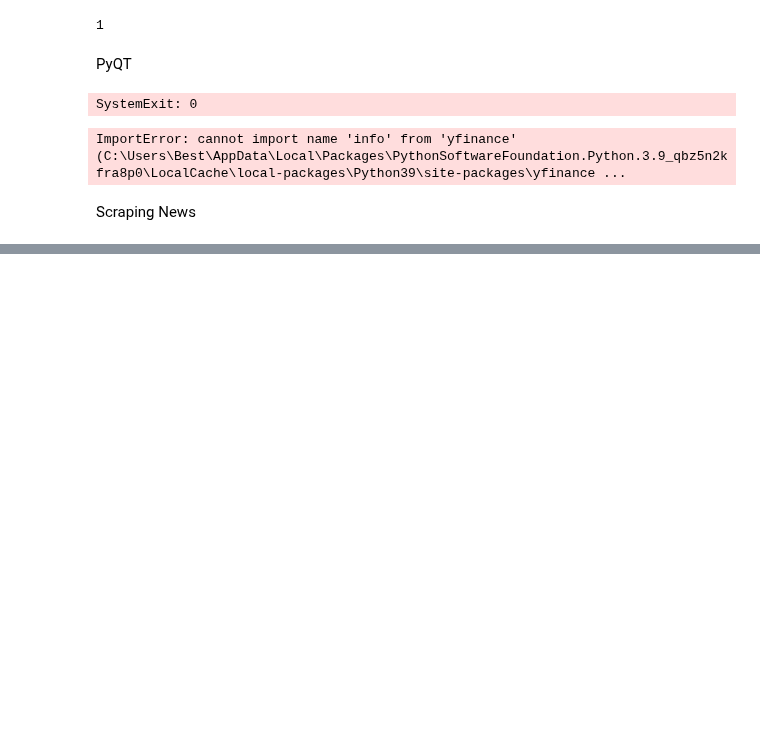
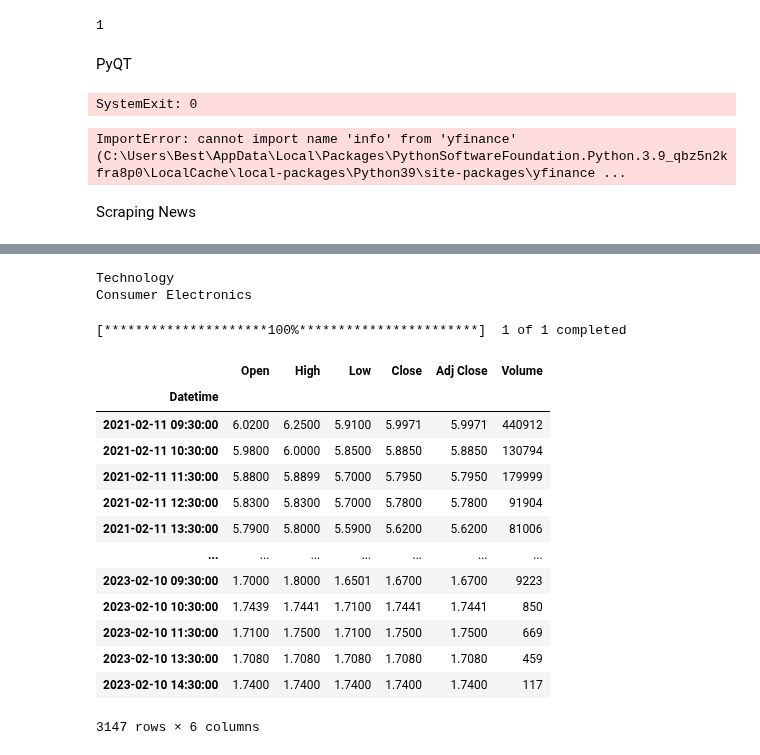
Before and after one commit to jengkub/ML-stockradar, a Jupyter notebook: test.ipynb, the cells around one changed output, grey strips where cells are left out. Cells and saved outputs as stored; diff of their text form; code cells hidden in the pictures; blank space fills up the shorter version.

```diff
--- a/test.ipynb
+++ b/test.ipynb
@@ -1580,0 +1684,39 @@ print(a[2:])
+# %%
+from selenium import webdriver
+from selenium.webdriver.common.by import By
+import sqlite3
+from datetime import datetime
+
+
+all_link = []
+
+op = webdriver.ChromeOptions()
+op.add_argument('headless')
+driver = webdriver.Chrome(options=op)
+driver.get('https://finance.yahoo.com/quote/AAPL/profile?p=AAPL')
+numlink = driver.find_elements(By.XPATH, '//span[@class="Fw(600)"]')
+for i in numlink[:2]:
+    print(i.text)
+# %% [output]
+Technology
+Consumer Electronics
+# %%
+import yfinance as yf
+data = yf.download(tickers="AACG",period="2y",interval="1h")
+data
+# %% [output]
+[*********************100%***********************]  1 of 1 completed
+|  | Open | High | Low | Close | Adj Close | Volume |
+| Datetime |  |  |  |  |  |  |
+| 2021-02-11 09:30:00 | 6.0200 | 6.2500 | 5.9100 | 5.9971 | 5.9971 | 440912 |
+| 2021-02-11 10:30:00 | 5.9800 | 6.0000 | 5.8500 | 5.8850 | 5.8850 | 130794 |
+| 2021-02-11 11:30:00 | 5.8800 | 5.8899 | 5.7000 | 5.7950 | 5.7950 | 179999 |
+| 2021-02-11 12:30:00 | 5.8300 | 5.8300 | 5.7000 | 5.7800 | 5.7800 | 91904 |
+| 2021-02-11 13:30:00 | 5.7900 | 5.8000 | 5.5900 | 5.6200 | 5.6200 | 81006 |
+| ... | ... | ... | ... | ... | ... | ... |
+| 2023-02-10 09:30:00 | 1.7000 | 1.8000 | 1.6501 | 1.6700 | 1.6700 | 9223 |
+| 2023-02-10 10:30:00 | 1.7439 | 1.7441 | 1.7100 | 1.7441 | 1.7441 | 850 |
+| 2023-02-10 11:30:00 | 1.7100 | 1.7500 | 1.7100 | 1.7500 | 1.7500 | 669 |
+| 2023-02-10 13:30:00 | 1.7080 | 1.7080 | 1.7080 | 1.7080 | 1.7080 | 459 |
+| 2023-02-10 14:30:00 | 1.7400 | 1.7400 | 1.7400 | 1.7400 | 1.7400 | 117 |
+3147 rows × 6 columns
```
Also changed, not shown: parts of 9 cells of this notebook, 5 other files.
